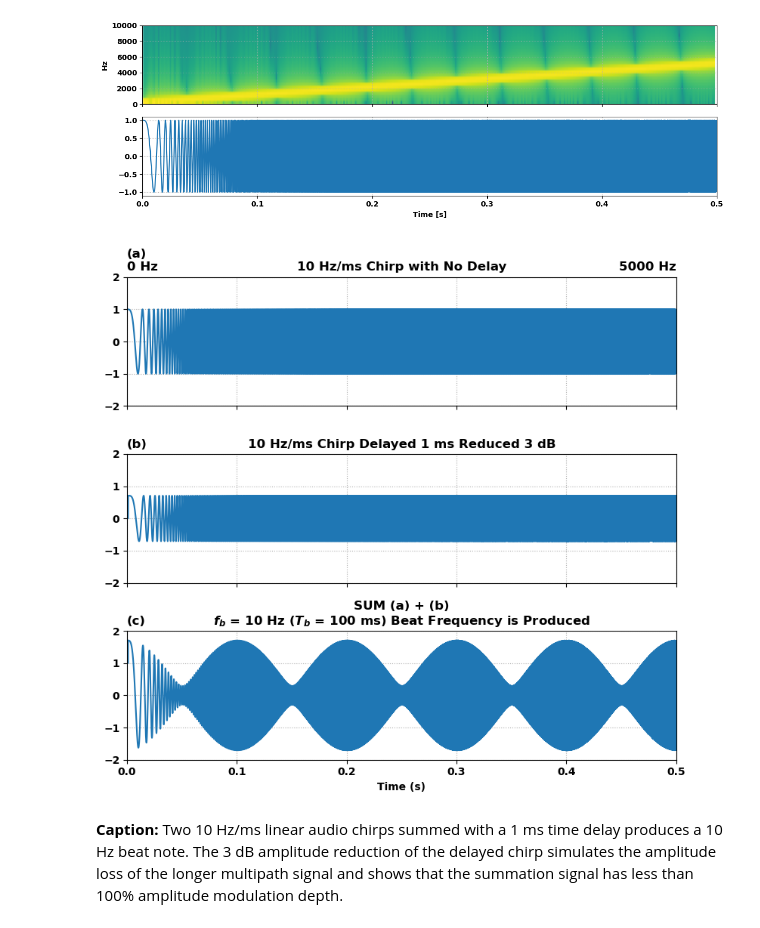
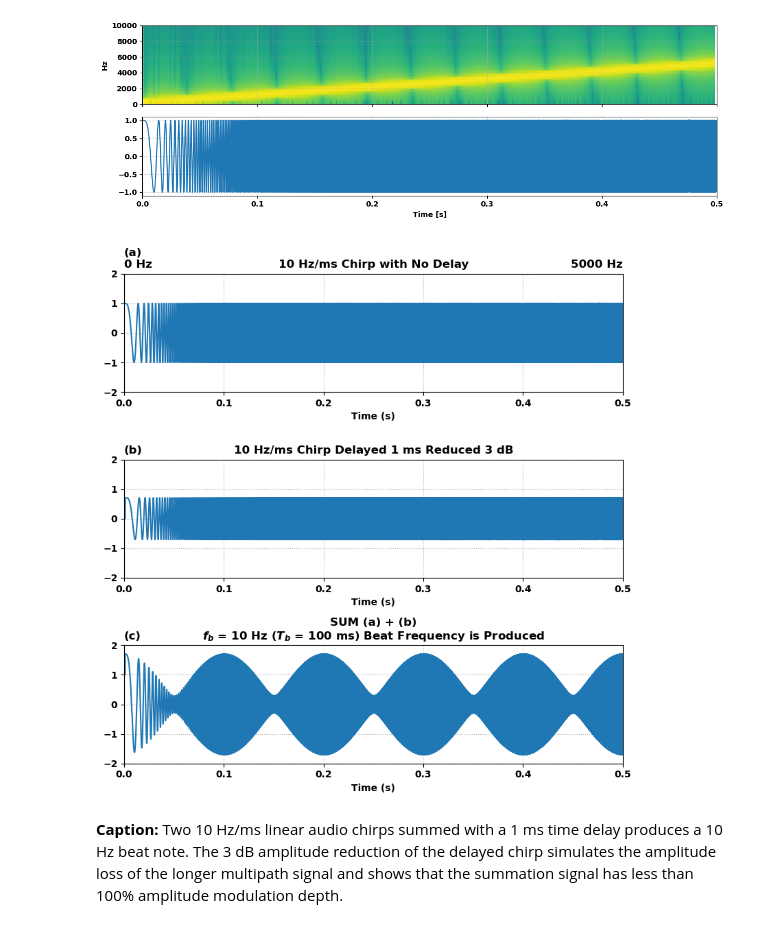
Before and after one commit to HamSCI/HF-TDOA-Frontiers-2025, a Jupyter notebook: fig_03/fig_03.ipynb, the cells around one changed output. Cells and saved outputs as stored; diff of their text form; code cells hidden in the pictures.

Commit message:
add time axis to all subplots

```diff
--- a/fig_03/fig_03.ipynb
+++ b/fig_03/fig_03.ipynb
@@ -82,42 +82,42 @@ rows = 3
 cols = 1
 pinx = 0
 
-fig = plt.figure(figsize=(8, 2.5*rows))
+fig = plt.figure(figsize=(8, 2.75*rows))
 
 pinx += 1
 ax = fig.add_subplot(rows,cols,pinx)
 ax.plot(tt, c1)
 ax.set_xlim(xlim)
 ax.set_ylim(ylim)
-ax.set_xticklabels('')
+ax.set_xlabel('Time (s)')
 ax.set_title('(a)\n0 Hz',loc='left')
 ax.set_title('5000 Hz'  ,loc='right')
 ax.set_title('10 Hz/ms Chirp with No Delay')
 
 pinx += 1
 ax = fig.add_subplot(rows,cols,pinx)
 ax.plot(tt, c2)
 ax.set_xlim(xlim)
 ax.set_ylim(ylim)
-ax.set_xticklabels('')
+ax.set_xlabel('Time (s)')
 ax.set_title('(b)',loc='left')
 ax.set_title('10 Hz/ms Chirp Delayed 1 ms Reduced 3 dB')
 
 pinx += 1
 ax = fig.add_subplot(rows,cols,pinx)
 ax.plot(tt, c3)
 ax.set_xlim(xlim)
 ax.set_ylim(ylim)
 ax.set_title('(c)',loc='left')
 # ax.set_title('SUM (a) + (b); 10 Hz (100 ms Period) Beat Frequency is Evident')
 ax.set_title('SUM (a) + (b)\n$f_b$ = 10 Hz ($T_b$ = 100 ms) Beat Frequency is Produced')
 ax.set_xlabel('Time (s)')
 
 bbox = dict(boxstyle='round', facecolor='white', alpha=0.9)
 
 fig.tight_layout()
 fig.savefig('fig_03.jpg',dpi=300,bbox_inches='tight')
 # %% [output]
-[figure, old version]
+[figure, new version]
 # %% [markdown]
 **Caption:** Two 10 Hz/ms linear audio chirps summed with a 1 ms time delay produces a 10 Hz beat note. The 3 dB amplitude reduction of the delayed chirp simulates the amplitude loss of the longer multipath signal and shows that the summation signal has less than 100\% amplitude modulation depth.
```
